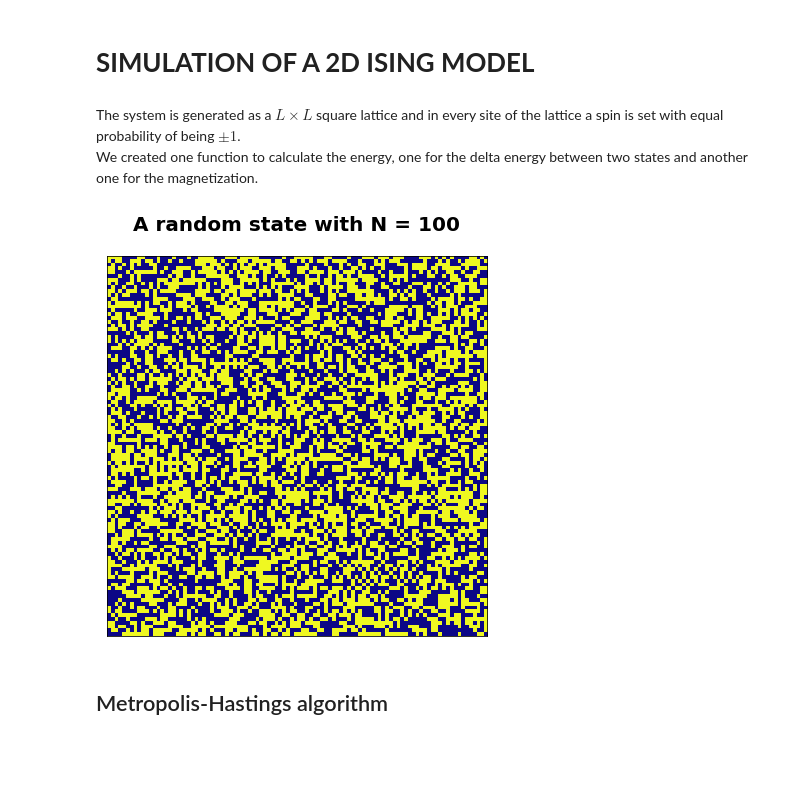
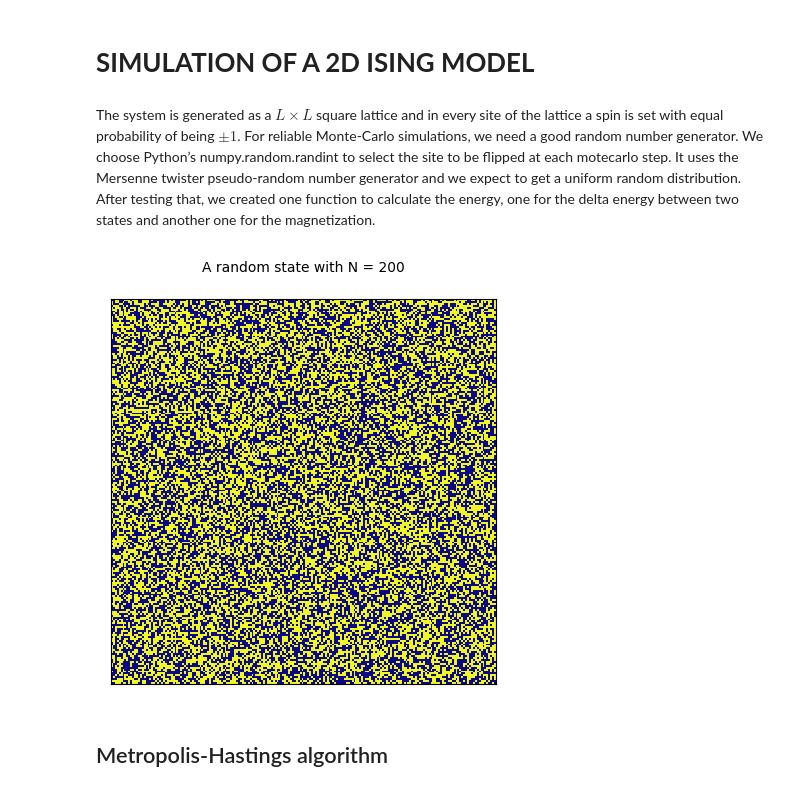
Before and after one commit to divaric99/Project_Ising_2D, a Jupyter notebook: ising2d_COMPLETE.ipynb, the cells around one changed output. Cells and saved outputs as stored; diff of their text form; code cells hidden in the pictures; blank space fills up the shorter version.

```diff
--- a/ising2d_COMPLETE.ipynb
+++ b/ising2d_COMPLETE.ipynb
@@ -100,7 +101,8 @@ Image("table.png")
 # **SIMULATION OF A 2D ISING MODEL**
 # %% [markdown]
 The system is generated as a $L×L$ square lattice and in every site of the lattice a spin is set with equal probability of being $\pm 1$.
-We created one function to calculate the energy, one for the delta energy between two states and another one for the magnetization.
+For reliable Monte-Carlo simulations, we need a good random number generator. We choose Python’s numpy.random.randint to select the site to be flipped at each motecarlo step. It uses the Mersenne twister pseudo-random number generator and we expect to get a uniform random distribution.
+After testing that, we created one function to calculate the energy, one for the delta energy between two states and another one for the magnetization.
 # %%
 #Create a NxN lattice with random spin configuration
 @jit(nopython=True)
@@ -110,15 +112,15 @@ def init_lattice(N):
     '''
     return np.random.choice(np.array([-1,1]),size=(N,N))
 # %%
-try_state = init_lattice(100)
-fig, ax = plt.subplots(figsize=(9,7))
+try_state = init_lattice(200)
+fig, ax = plt.subplots(figsize=(5,5))
 ax.matshow(try_state, cmap = plt.cm.plasma)
 ax.set_xticks([])
 ax.set_yticks([])
-plt.title('A random state with N = 100', fontsize = 20, fontweight = "bold" )
+plt.title('A random state with N = 200', fontsize = 10 )
 plt.show()
 # %% [output]
-[figure, old version]
+[figure, new version]
 # %%
 #Let's define some useful functions
 @jit(nopython=True)
```
Also changed, not shown: parts of 3 cells of this notebook.
